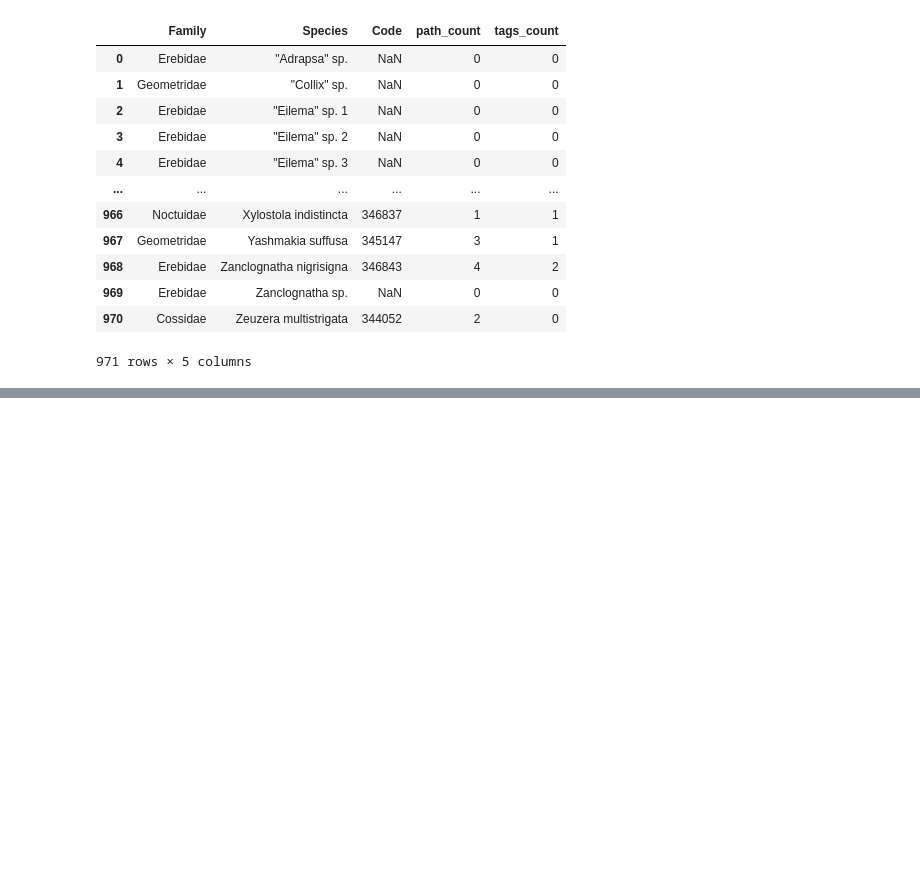
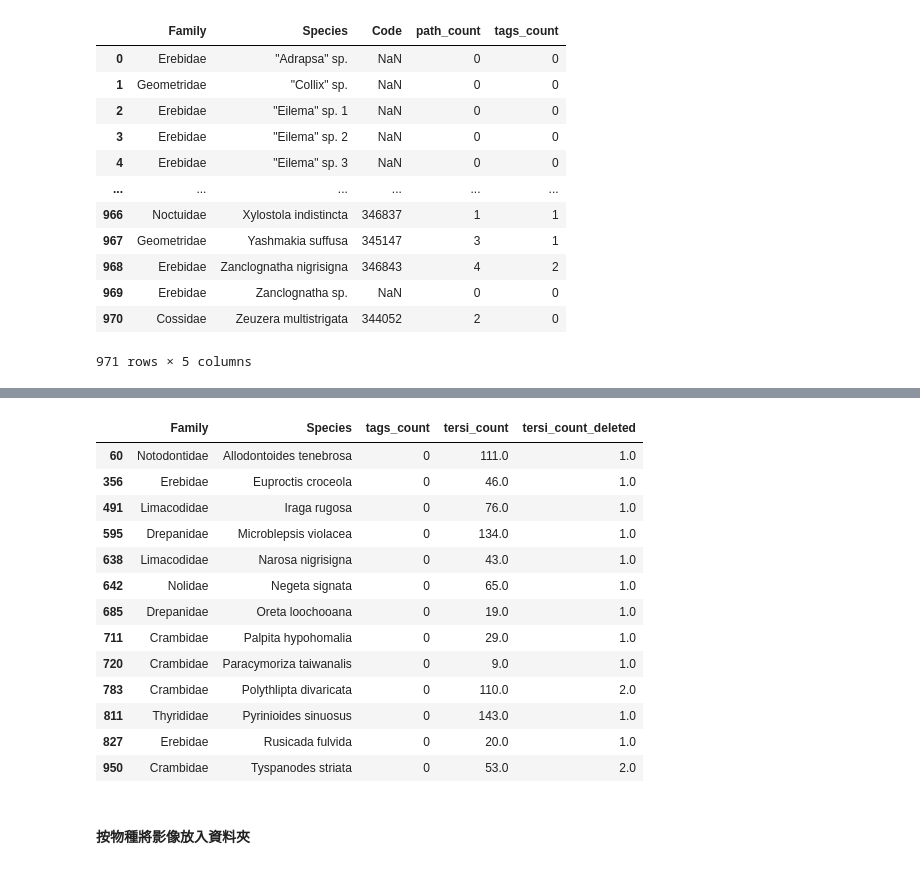
Before and after one commit to YunghuiHsu/Moth_Project, a Jupyter notebook: Moth_thermal/data/dearlep_img_species/check_MC.ipynb, the cells around one changed output, grey strips where cells are left out. Saved outputs shown, nothing was run; the diff lists cells and outputs as text; code cells hidden in the pictures; blank space fills up the shorter version.

```diff
--- a/Moth_thermal/data/dearlep_img_species/check_MC.ipynb
+++ b/Moth_thermal/data/dearlep_img_species/check_MC.ipynb
@@ -1250,0 +1257,16 @@ df_MC_tersi
+# %%
+# 計算各物主對應的特生影像數量
+# count = (df_MC_tersi.groupby(['Family', 'Species'])
+#          .associatedMedia.count()
+#          .rename('tersi_count'))
+# count
+# df_MC_tersi_count = (df_MC_tags_count[['Family','Species','tags_count']]
+#                     .merge(count,
+#                         left_on=['Family','Species'],
+#                         right_index=True,
+#                         how='left'
+#                             )
+# )
+# df_MC_tersi_count.to_csv('meta/MC_tersi_count.csv')
+df_MC_tersi_count = pd.read_csv('meta/MC_tersi_count.csv', index_col=0)
+df_MC_tersi_count
@@ -1250,0 +1410,3 @@ df_MC_tersi
+# %%
+logging_count = logging.groupby(['Family','Species']).count().id.rename('tersi_count_deleted')
+logging_count
@@ -1250,0 +1429,29 @@ df_MC_tersi
+# %%
+df_MC_tersi_count_ = df_MC_tersi_count.merge(logging_count,
+                                             left_on=['Family','Species'],
+                                             right_index=True,
+                                             how='left')
+df_MC_tersi_count_.tersi_count_deleted.fillna(0,inplace=True)
+df_MC_tersi_count_.tersi_count =  df_MC_tersi_count_.eval('tersi_count - tersi_count_deleted')
+
+index_ = df_MC_tersi_count_.query('tersi_count_deleted >0').index.values
+df_MC_tersi_count_.iloc[index_]
+
+# 下載失敗的檔案不頂影響目前物種數
+# %% [output]
+|  | Family | Species | tags_count | tersi_count | tersi_count_deleted |
+| 60 | Notodontidae | Allodontoides tenebrosa | 0 | 111.0 | 1.0 |
+| 356 | Erebidae | Euproctis croceola | 0 | 46.0 | 1.0 |
+| 491 | Limacodidae | Iraga rugosa | 0 | 76.0 | 1.0 |
+| 595 | Drepanidae | Microblepsis violacea | 0 | 134.0 | 1.0 |
+| 638 | Limacodidae | Narosa nigrisigna | 0 | 43.0 | 1.0 |
+| 642 | Nolidae | Negeta signata | 0 | 65.0 | 1.0 |
+| 685 | Drepanidae | Oreta loochooana | 0 | 19.0 | 1.0 |
+| 711 | Crambidae | Palpita hypohomalia | 0 | 29.0 | 1.0 |
+| 720 | Crambidae | Paracymoriza taiwanalis | 0 | 9.0 | 1.0 |
+| 783 | Crambidae | Polythlipta divaricata | 0 | 110.0 | 2.0 |
+| 811 | Thyrididae | Pyrinioides sinuosus | 0 | 143.0 | 1.0 |
+| 827 | Erebidae | Rusicada fulvida | 0 | 20.0 | 1.0 |
+| 950 | Crambidae | Tyspanodes striata | 0 | 53.0 | 2.0 |
+# %% [markdown]
+####  按物種將影像放入資料夾
```
Also changed, not shown: parts of 15 cells of this notebook, 2 other files.
